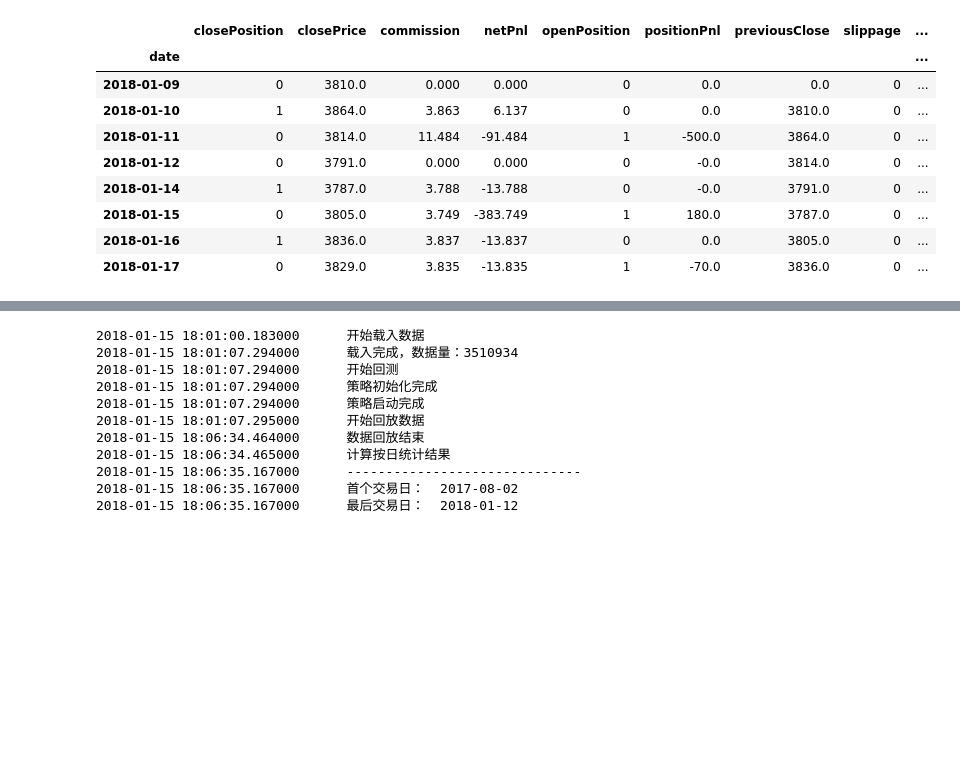
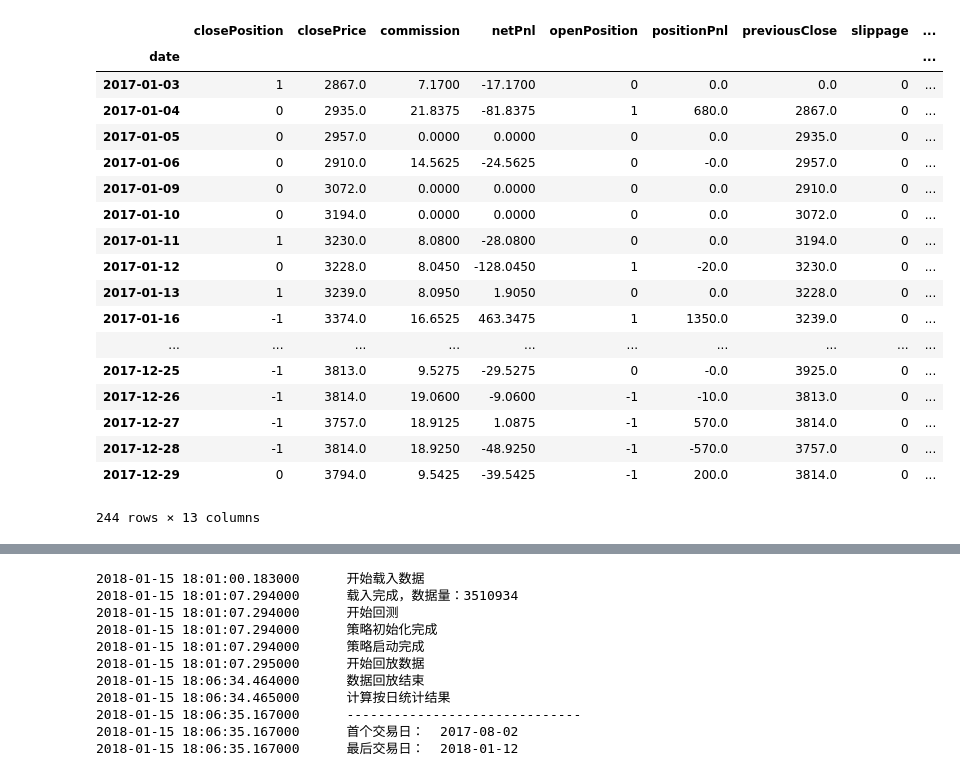
Before and after one commit to lo-e/python-for-investment, a Jupyter notebook: jupyter/Strategy/Simple.ipynb, the cells around one changed output, grey strips where cells are left out. Saved outputs shown, nothing was run; the diff lists cells and outputs as text; code cells hidden in the pictures; blank space fills up the shorter version.

```diff
--- a/jupyter/Strategy/Simple.ipynb
+++ b/jupyter/Strategy/Simple.ipynb
@@ -8,12 +8,6 @@ from vnpy.trader.app.ctaStrategy.ctaBacktesting import BacktestingEngine
 from vnpy.trader.app.ctaStrategy.ctaTemplate import (CtaTemplate,
                                                      BarManager,
                                                      ArrayManager)
-# %%
-#合约代码
-code = 'rb1810'
-exchange = 'SHFE'
-vtCode = '.'.join([code, exchange])
-startDate = '20170802'
 # %%
 '''
 我的策略
@@ -95,7 +89,10 @@ class SimpleStrategy(CtaTemplate):
     #----------------------------------------------------------------------
     def onTick(self, tick):
         """收到行情TICK推送（必须由用户继承实现）"""
-        #print tick.datetime, ' '*2, tick.lastPrice
+        #'''
+        if (tick.datetime.time() >= self.endTime) or (tick.datetime.time() <= time(9, 0, 20)):
+            print tick.datetime, ' '*2, tick.lastPrice, ' '*2, 'ask:', tick.askPrice1, 'bid:', tick.bidPrice1
+        #'''
 
         #撤销未成交的单
         self.cancelAll()
@@ -124,6 +121,7 @@ class SimpleStrategy(CtaTemplate):
                     # 开仓多头
                     self.buy(tick.lastPrice + 10, self.tradeSize) # 限价单
                     print u'委托多头开仓', tick.datetime, '*'*2, tick.lastPrice
+
                 elif sub < 0:
                     # 开仓空头
                     self.short(tick.lastPrice - 10, self.tradeSize) # 限价单
@@ -263,8 +261,8 @@ def runBacktesting(strategyClass, settingDict, symbol,
     df = engine.calculateDailyResult()
     return df
 # %%
-df1 = runBacktesting(SimpleStrategy, {}, 'rb1805.SHFE',
-                     '20180109', '20180119', 0,
-                     1.0/10000, 10, 1)
+df1 = runBacktesting(SimpleStrategy, {}, 'rb00.TB',
+                     '20170102', '20171230', 0,
+                     2.5/10000, 10, 1)
 df1
 # %% [output]
@@ -288,11 +286,20 @@ df1
 |  | closePosition | closePrice | commission | netPnl | openPosition | positionPnl | previousClose | slippage | ... |
 | date |  |  |  |  |  |  |  |  | ... |
-| 2018-01-09 | 0 | 3810.0 | 0.000 | 0.000 | 0 | 0.0 | 0.0 | 0 | ... |
-| 2018-01-10 | 1 | 3864.0 | 3.863 | 6.137 | 0 | 0.0 | 3810.0 | 0 | ... |
-| 2018-01-11 | 0 | 3814.0 | 11.484 | -91.484 | 1 | -500.0 | 3864.0 | 0 | ... |
-| 2018-01-12 | 0 | 3791.0 | 0.000 | 0.000 | 0 | -0.0 | 3814.0 | 0 | ... |
-| 2018-01-14 | 1 | 3787.0 | 3.788 | -13.788 | 0 | -0.0 | 3791.0 | 0 | ... |
-| 2018-01-15 | 0 | 3805.0 | 3.749 | -383.749 | 1 | 180.0 | 3787.0 | 0 | ... |
-| 2018-01-16 | 1 | 3836.0 | 3.837 | -13.837 | 0 | 0.0 | 3805.0 | 0 | ... |
-| 2018-01-17 | 0 | 3829.0 | 3.835 | -13.835 | 1 | -70.0 | 3836.0 | 0 | ... |
+| 2017-01-03 | 1 | 2867.0 | 7.1700 | -17.1700 | 0 | 0.0 | 0.0 | 0 | ... |
+| 2017-01-04 | 0 | 2935.0 | 21.8375 | -81.8375 | 1 | 680.0 | 2867.0 | 0 | ... |
+| 2017-01-05 | 0 | 2957.0 | 0.0000 | 0.0000 | 0 | 0.0 | 2935.0 | 0 | ... |
+| 2017-01-06 | 0 | 2910.0 | 14.5625 | -24.5625 | 0 | -0.0 | 2957.0 | 0 | ... |
+| 2017-01-09 | 0 | 3072.0 | 0.0000 | 0.0000 | 0 | 0.0 | 2910.0 | 0 | ... |
+| 2017-01-10 | 0 | 3194.0 | 0.0000 | 0.0000 | 0 | 0.0 | 3072.0 | 0 | ... |
+| 2017-01-11 | 1 | 3230.0 | 8.0800 | -28.0800 | 0 | 0.0 | 3194.0 | 0 | ... |
+| 2017-01-12 | 0 | 3228.0 | 8.0450 | -128.0450 | 1 | -20.0 | 3230.0 | 0 | ... |
+| 2017-01-13 | 1 | 3239.0 | 8.0950 | 1.9050 | 0 | 0.0 | 3228.0 | 0 | ... |
+| 2017-01-16 | -1 | 3374.0 | 16.6525 | 463.3475 | 1 | 1350.0 | 3239.0 | 0 | ... |
+| ... | ... | ... | ... | ... | ... | ... | ... | ... | ... |
+| 2017-12-25 | -1 | 3813.0 | 9.5275 | -29.5275 | 0 | -0.0 | 3925.0 | 0 | ... |
+| 2017-12-26 | -1 | 3814.0 | 19.0600 | -9.0600 | -1 | -10.0 | 3813.0 | 0 | ... |
+| 2017-12-27 | -1 | 3757.0 | 18.9125 | 1.0875 | -1 | 570.0 | 3814.0 | 0 | ... |
+| 2017-12-28 | -1 | 3814.0 | 18.9250 | -48.9250 | -1 | -570.0 | 3757.0 | 0 | ... |
+| 2017-12-29 | 0 | 3794.0 | 9.5425 | -39.5425 | -1 | 200.0 | 3814.0 | 0 | ... |
+244 rows × 13 columns
 # %%
```
Also changed, not shown: parts of 4 cells of this notebook, 3 other files.
